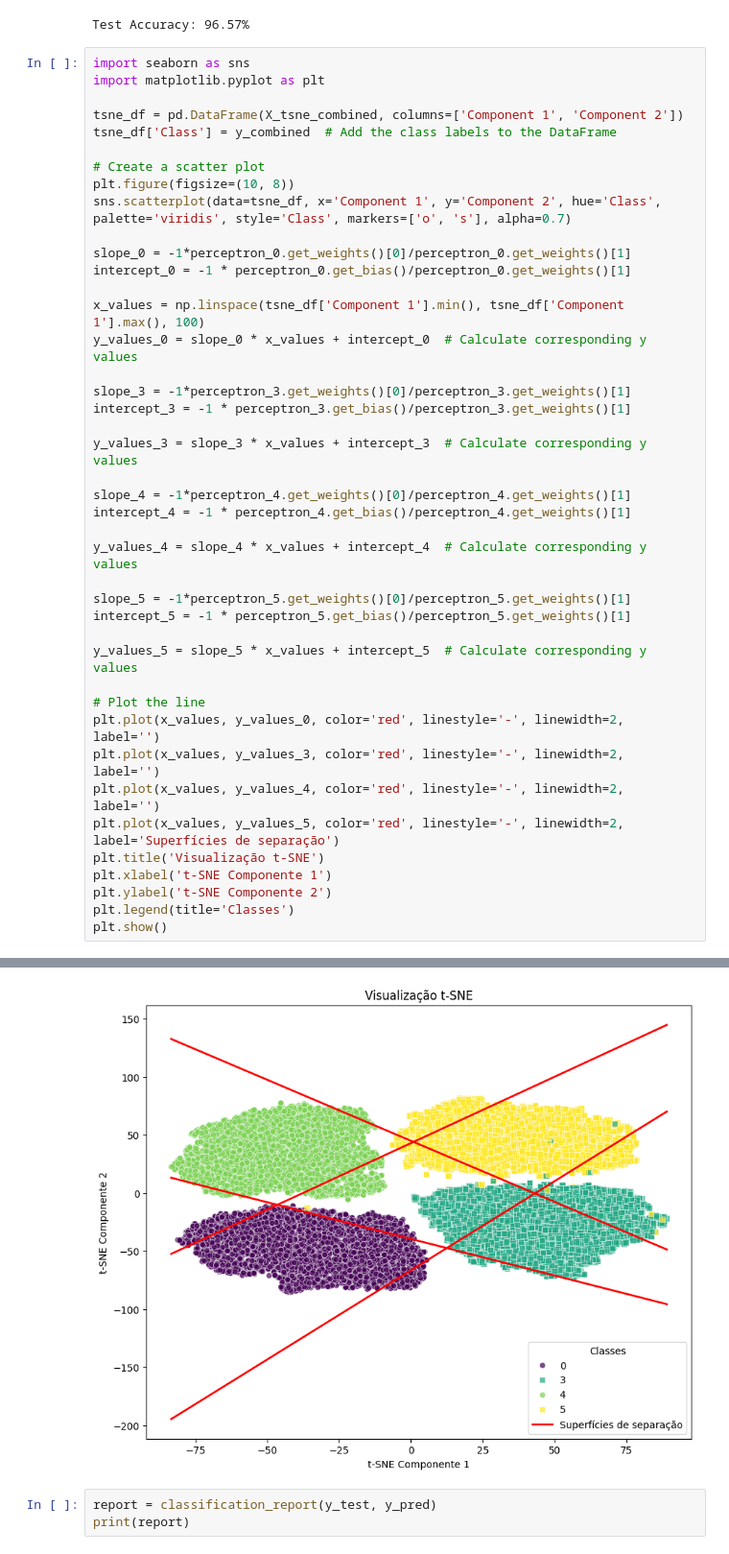
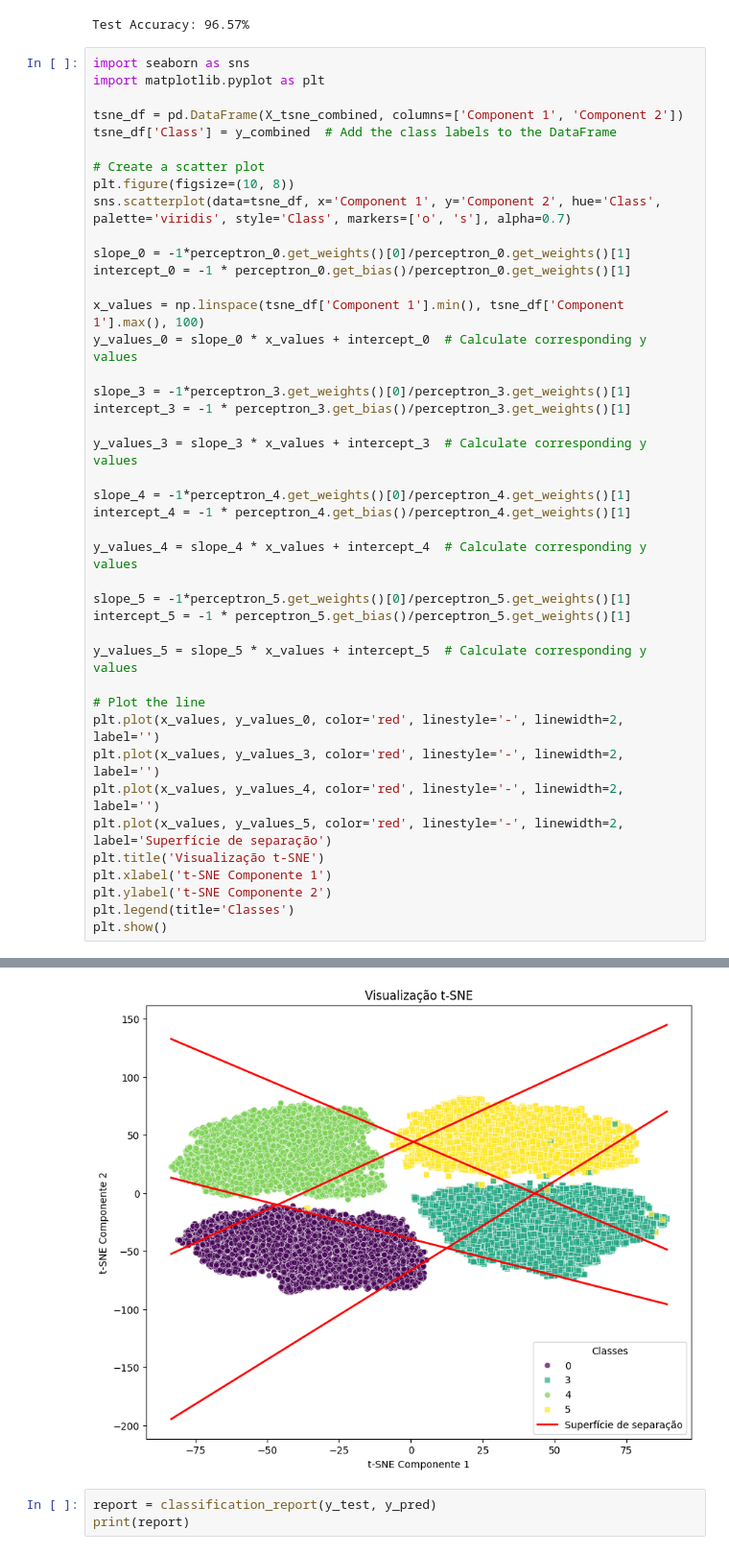
Before and after one commit to Kramp1/RNA, a Jupyter notebook: Perceptron_MNIST_4numbers.ipynb, the cells around one changed output, grey strips where cells are left out. Shown at 96% size. Drawn from its saved outputs; the diff is of its cells as text.

```diff
--- a/Perceptron_MNIST_4numbers.ipynb
+++ b/Perceptron_MNIST_4numbers.ipynb
@@ -200,35 +158,35 @@ intercept_0 = -1 * perceptron_0.get_bias()/perceptron_0.get_weights()[1]
 x_values = np.linspace(tsne_df['Component 1'].min(), tsne_df['Component 1'].max(), 100)
 y_values_0 = slope_0 * x_values + intercept_0  # Calculate corresponding y values
 
 slope_3 = -1*perceptron_3.get_weights()[0]/perceptron_3.get_weights()[1]
 intercept_3 = -1 * perceptron_3.get_bias()/perceptron_3.get_weights()[1]
 
 y_values_3 = slope_3 * x_values + intercept_3  # Calculate corresponding y values
 
 slope_4 = -1*perceptron_4.get_weights()[0]/perceptron_4.get_weights()[1]
 intercept_4 = -1 * perceptron_4.get_bias()/perceptron_4.get_weights()[1]
 
 y_values_4 = slope_4 * x_values + intercept_4  # Calculate corresponding y values
 
 slope_5 = -1*perceptron_5.get_weights()[0]/perceptron_5.get_weights()[1]
 intercept_5 = -1 * perceptron_5.get_bias()/perceptron_5.get_weights()[1]
 
 y_values_5 = slope_5 * x_values + intercept_5  # Calculate corresponding y values
 
 # Plot the line
 plt.plot(x_values, y_values_0, color='red', linestyle='-', linewidth=2, label='')
 plt.plot(x_values, y_values_3, color='red', linestyle='-', linewidth=2, label='')
 plt.plot(x_values, y_values_4, color='red', linestyle='-', linewidth=2, label='')
-plt.plot(x_values, y_values_5, color='red', linestyle='-', linewidth=2, label='Superfícies de separação')
+plt.plot(x_values, y_values_5, color='red', linestyle='-', linewidth=2, label='Superfície de separação')
 plt.title('Visualização t-SNE')
 plt.xlabel('t-SNE Componente 1')
 plt.ylabel('t-SNE Componente 2')
 plt.legend(title='Classes')
 plt.show()
 # %% [output]
 The markers list has fewer values (2) than needed (4) and will cycle, which may produce an uninterpretable plot.
   sns.scatterplot(data=tsne_df, x='Component 1', y='Component 2', hue='Class', palette='viridis', style='Class', markers=['o', 's'], alpha=0.7)
-[figure, old version]
+[figure, new version]
 # %%
 report = classification_report(y_test, y_pred)
 print(report)
```
Also changed, not shown: parts of 8 cells of this notebook.
